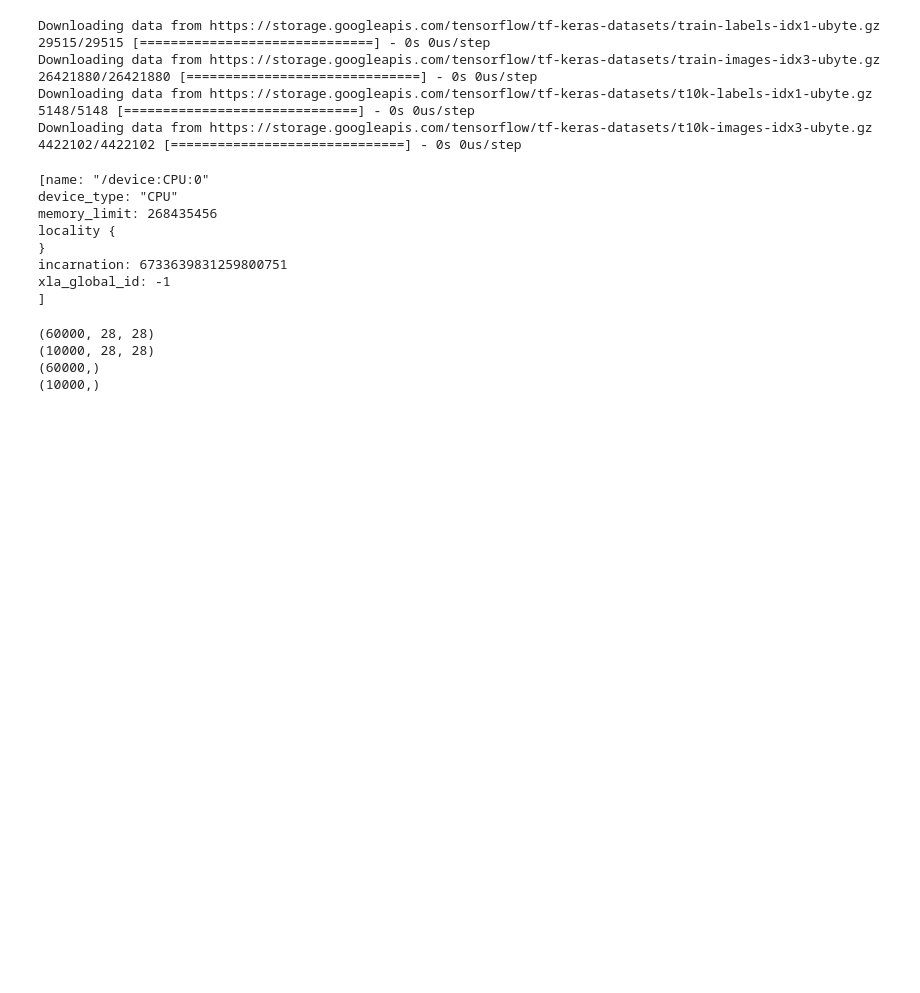
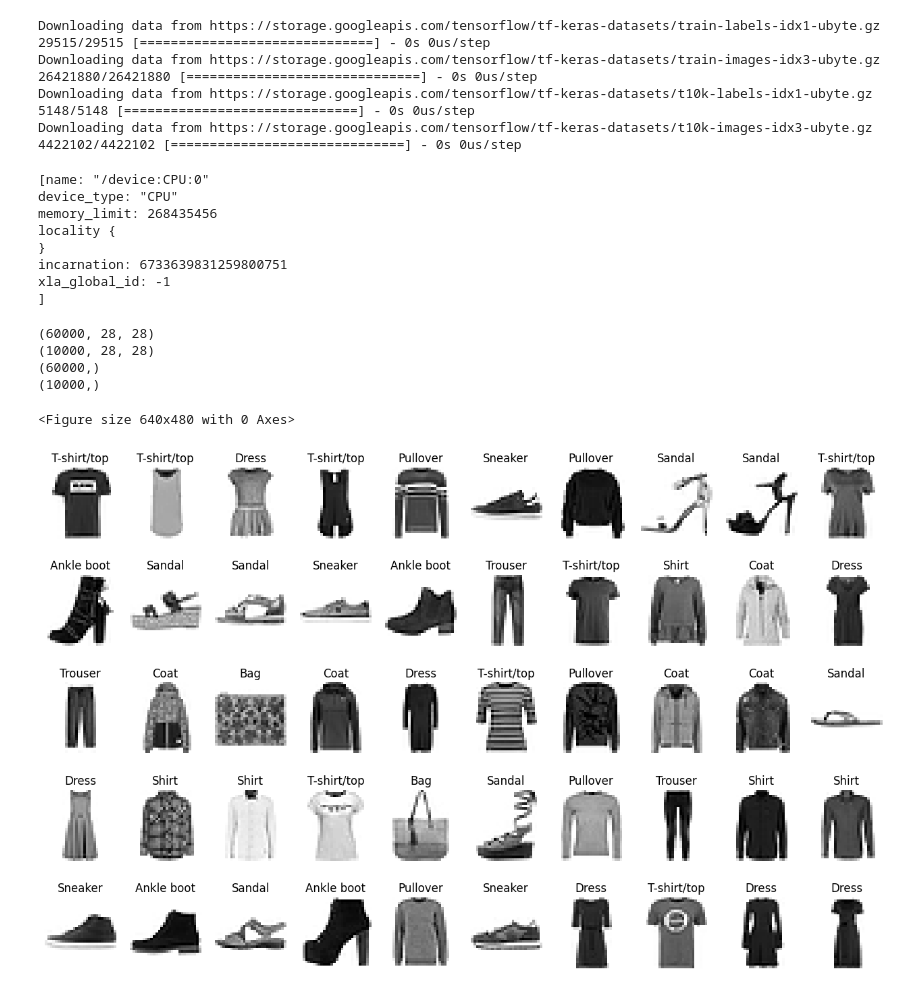
Before and after one commit to alexmacharia/deep_learning_projects, a Jupyter notebook: 5_Keras_Fashion_Mnist.ipynb, the cells around one changed output. Drawn from its saved outputs; the diff is of its cells as text; code cells hidden in the pictures; blank space fills up the shorter version.

```diff
--- a/5_Keras_Fashion_Mnist.ipynb
+++ b/5_Keras_Fashion_Mnist.ipynb
@@ -39,3 +39,19 @@ print(y_test.shape)
 (10000, 28, 28)
 (60000,)
 (10000,)
+# %%
+import matplotlib.pyplot as plt
+
+figure = plt.figure()
+plt.figure(figsize=(16,10))
+
+num_of_images = 50
+
+for index in range(1, num_of_images + 1):
+  class_names = classes[y_train[index]]
+  plt.subplot(5,10, index).set_title(f'{class_names}')
+  plt.axis('off')
+  plt.imshow(x_train[index], cmap='gray_r')
+# %% [output]
+<Figure size 640x480 with 0 Axes>
+[figure, added]
```
